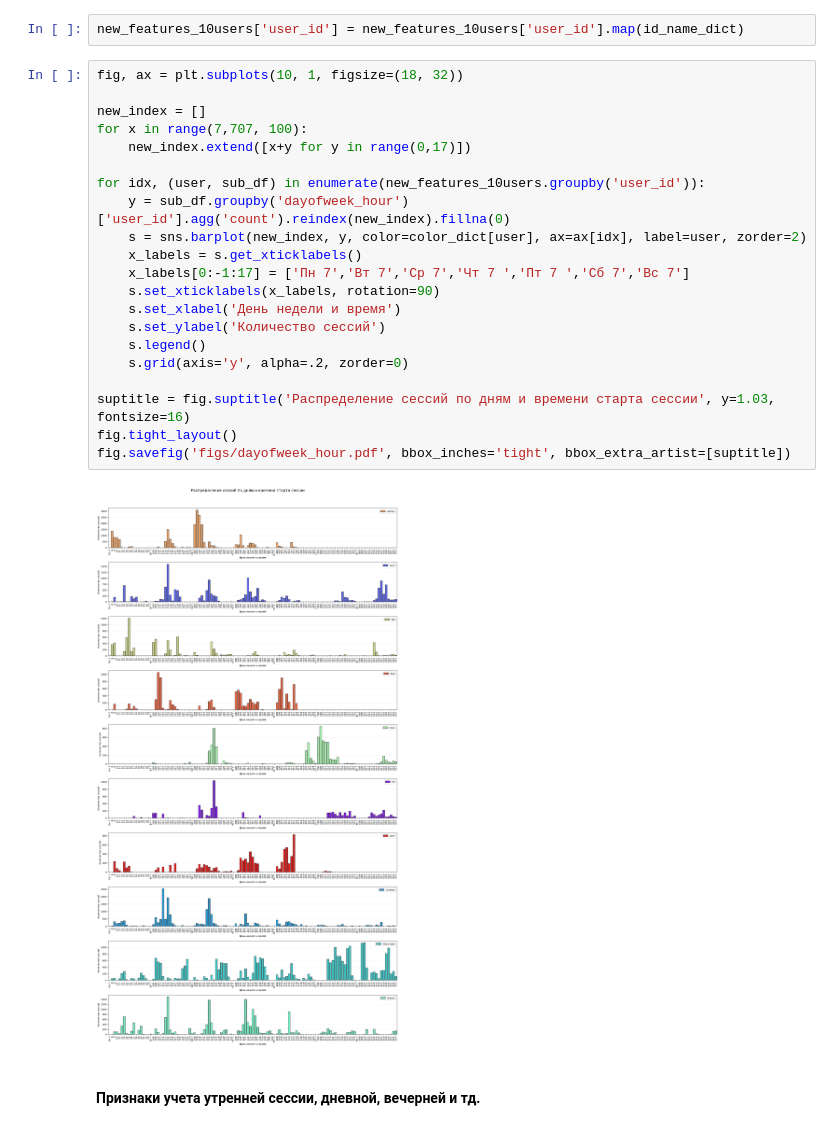
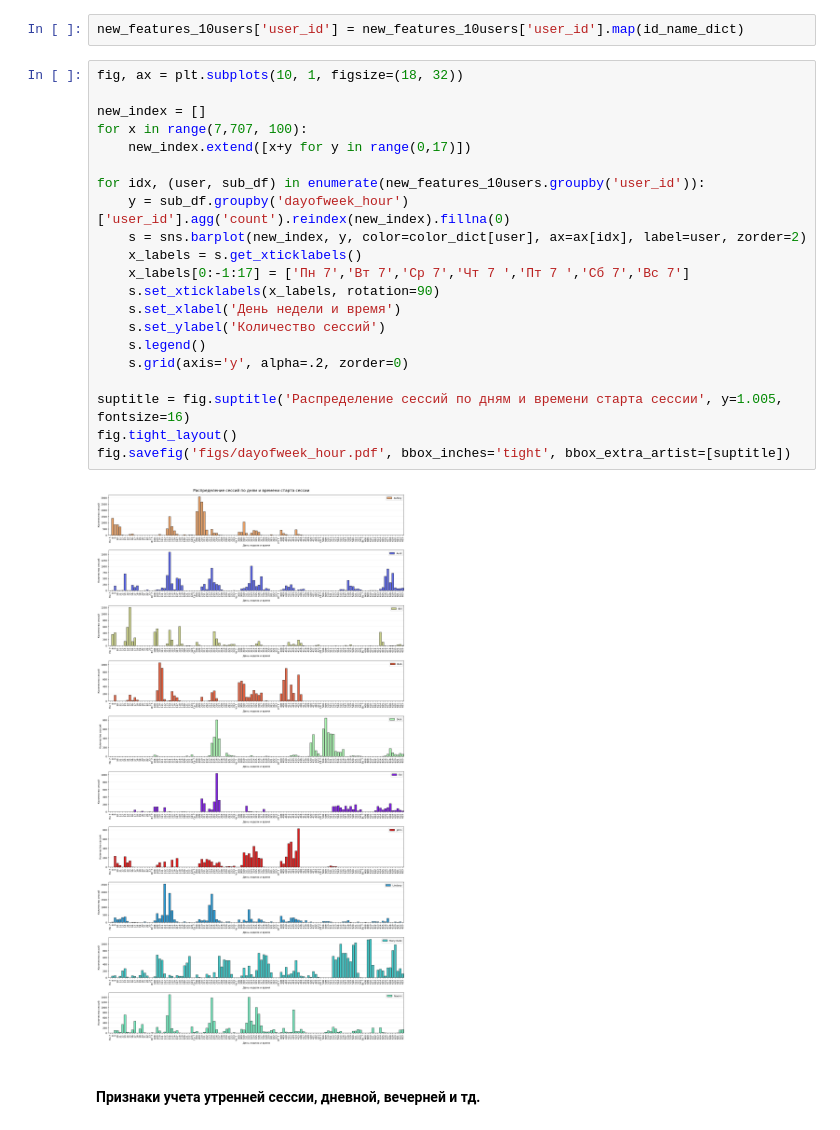
Before and after one commit to armavox/mldaspec, a Jupyter notebook: capstone/project_alice/week3_visual_analysis_and_fe.ipynb, the cells around one changed output. Saved outputs shown, nothing was run; the diff lists cells and outputs as text.

```diff
--- a/capstone/project_alice/week3_visual_analysis_and_fe.ipynb
+++ b/capstone/project_alice/week3_visual_analysis_and_fe.ipynb
@@ -530,26 +530,26 @@ new_features_10users['user_id'] = new_features_10users['user_id'].map(id_name_di
 # %%
 fig, ax = plt.subplots(10, 1, figsize=(18, 32))
 
 new_index = []
 for x in range(7,707, 100):
     new_index.extend([x+y for y in range(0,17)])
 
 for idx, (user, sub_df) in enumerate(new_features_10users.groupby('user_id')):
     y = sub_df.groupby('dayofweek_hour')['user_id'].agg('count').reindex(new_index).fillna(0)
     s = sns.barplot(new_index, y, color=color_dict[user], ax=ax[idx], label=user, zorder=2)
     x_labels = s.get_xticklabels()
     x_labels[0:-1:17] = ['Пн 7','Вт 7','Ср 7','Чт 7 ','Пт 7 ','Сб 7','Вс 7']
     s.set_xticklabels(x_labels, rotation=90)
     s.set_xlabel('День недели и время')
     s.set_ylabel('Количество сессий')
     s.legend()
     s.grid(axis='y', alpha=.2, zorder=0)
 
-suptitle = fig.suptitle('Распределение сессий по дням и времени старта сессии', y=1.03, fontsize=16)
+suptitle = fig.suptitle('Распределение сессий по дням и времени старта сессии', y=1.005, fontsize=16)
 fig.tight_layout()
 fig.savefig('figs/dayofweek_hour.pdf', bbox_inches='tight', bbox_extra_artist=[suptitle])
 # %% [output]
-[figure, old version]
+[figure, new version]
 # %% [markdown]
 #### Признаки учета утренней сессии, дневной, вечерней и тд.
 # %%
```
Also changed, not shown: 3 other files.
